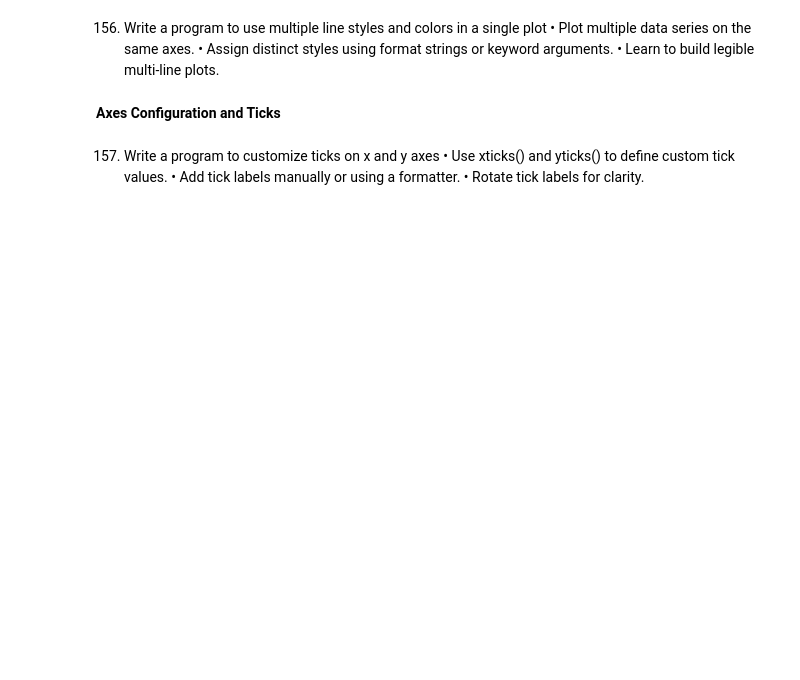
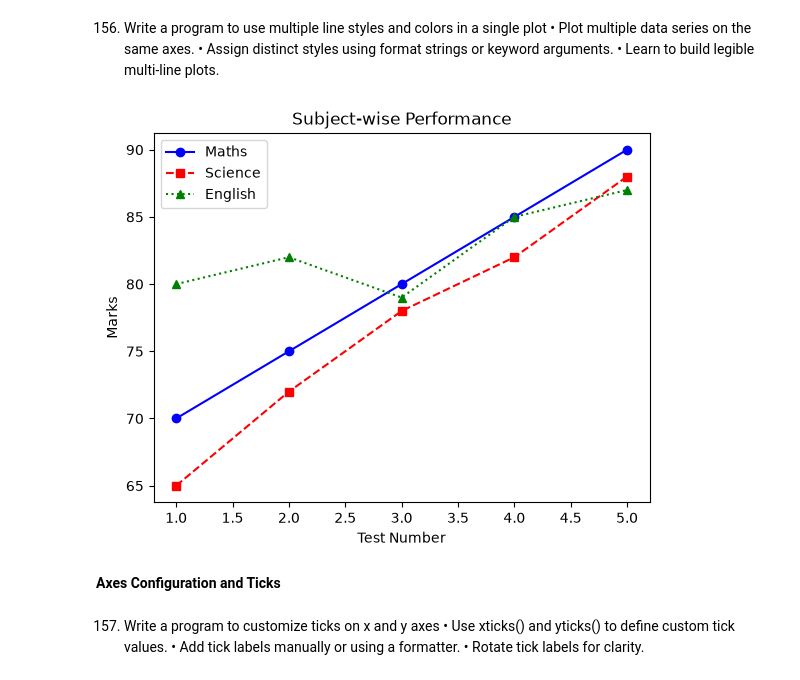
Before and after one commit to NiyatiRaiyani/25AIML060-PYTHON, a Jupyter notebook: Lab-25 Practical 11.ipynb, the cells around one changed output. Cells and saved outputs as stored; diff of their text form; code cells hidden in the pictures; blank space fills up the shorter version.

```diff
--- a/Lab-25 Practical 11.ipynb
+++ b/Lab-25 Practical 11.ipynb
@@ -458,6 +475,46 @@ plt.show()
 • Plot multiple data series on the same axes.
 • Assign distinct styles using format strings or keyword arguments.
 • Learn to build legible multi-line plots.
+# %%
+x = [1, 2, 3, 4, 5]
+
+maths = [70, 75, 80, 85, 90]
+science = [65, 72, 78, 82, 88]
+english = [80, 82, 79, 85, 87]
+
+plt.plot(
+    x, maths,
+    linestyle='-',
+    marker='o',
+    color='blue',
+    label='Maths'
+)
+
+plt.plot(
+    x, science,
+    linestyle='--',
+    marker='s',
+    color='red',
+    label='Science'
+)
+
+plt.plot(
+    x, english,
+    linestyle=':',
+    marker='^',
+    color='green',
+    label='English'
+)
+
+plt.xlabel("Test Number")
+plt.ylabel("Marks")
+plt.title("Subject-wise Performance")
+
+plt.legend()
+
+plt.show()
+# %% [output]
+[figure, added]
 # %% [markdown]
 **Axes Configuration and Ticks**
 # %% [markdown]
```
Also changed, not shown: parts of 5 cells of this notebook.
